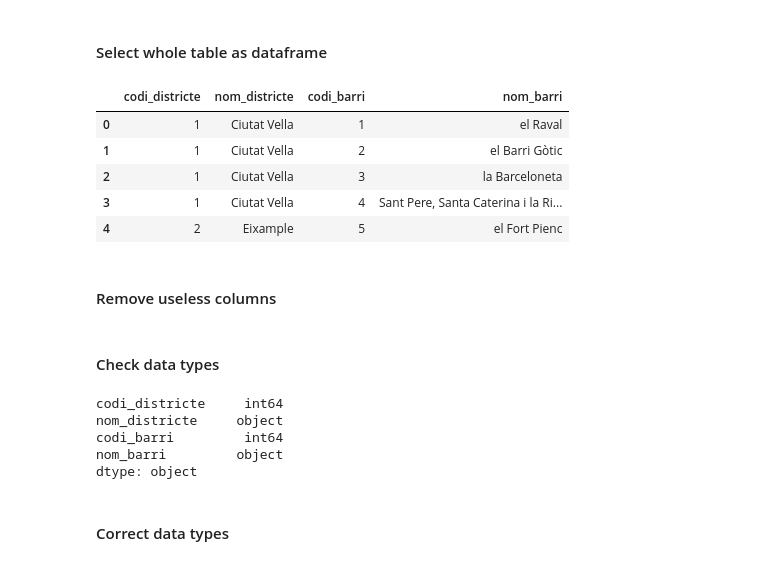
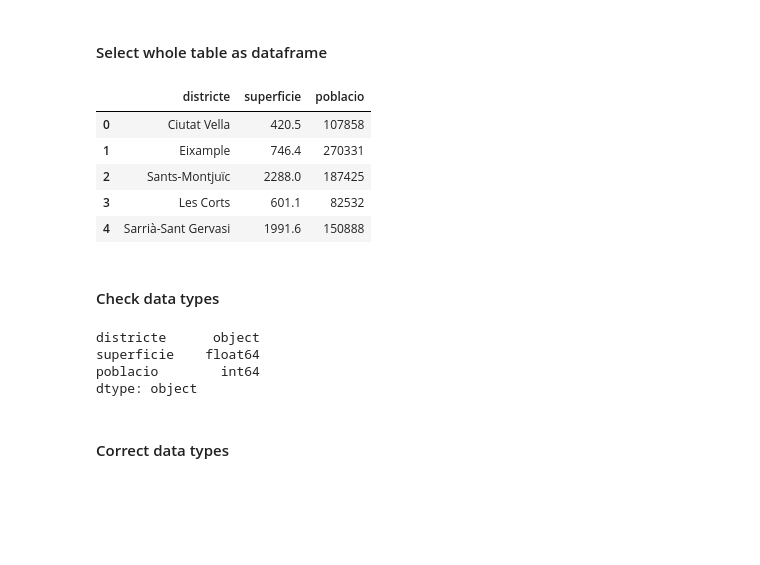
Before and after one commit to jordi-cluet/ADSDB-EtE-Project, a Jupyter notebook: format_districts.ipynb, the cells around one changed output. Saved outputs shown, nothing was run; the diff lists cells and outputs as text; code cells hidden in the pictures; blank space fills up the shorter version.

```diff
--- a/format_districts.ipynb
+++ b/format_districts.ipynb
@@ -21,15 +21,13 @@ cursor = conn.cursor()
 # %% [markdown]
 #### Select whole table as dataframe
 # %%
-sql = "SELECT * from formatted_zone.ajunt_barris_2017_21_12_06;"
+sql = "SELECT * from formatted_zone.ajunt_districtes_2021_21_12_24;"
 df = pd.read_sql_query(sql, conn)
 df.head()
 # %% [output]
-|  | codi_districte | nom_districte | codi_barri | nom_barri |
-| 0 | 1 | Ciutat Vella | 1 | el Raval |
-| 1 | 1 | Ciutat Vella | 2 | el Barri Gòtic |
-| 2 | 1 | Ciutat Vella | 3 | la Barceloneta |
-| 3 | 1 | Ciutat Vella | 4 | Sant Pere, Santa Caterina i la Ri... |
-| 4 | 2 | Eixample | 5 | el Fort Pienc |
+|  | districte | superficie | poblacio |
+| 0 | Ciutat Vella | 420.5 | 107858 |
+| 1 | Eixample | 746.4 | 270331 |
+| 2 | Sants-Montjuïc | 2288.0 | 187425 |
+| 3 | Les Corts | 601.1 | 82532 |
+| 4 | Sarrià-Sant Gervasi | 1991.6 | 150888 |
-# %% [markdown]
-#### Remove useless columns
@@ -40,10 +36,9 @@ df.head()
 # %%
 df.dtypes
 # %% [output]
-codi_districte     int64
-nom_districte     object
-codi_barri         int64
-nom_barri         object
+districte      object
+superficie    float64
+poblacio        int64
 dtype: object
 # %% [markdown]
 #### Correct data types
```
Also changed, not shown: parts of 13 cells of this notebook.
